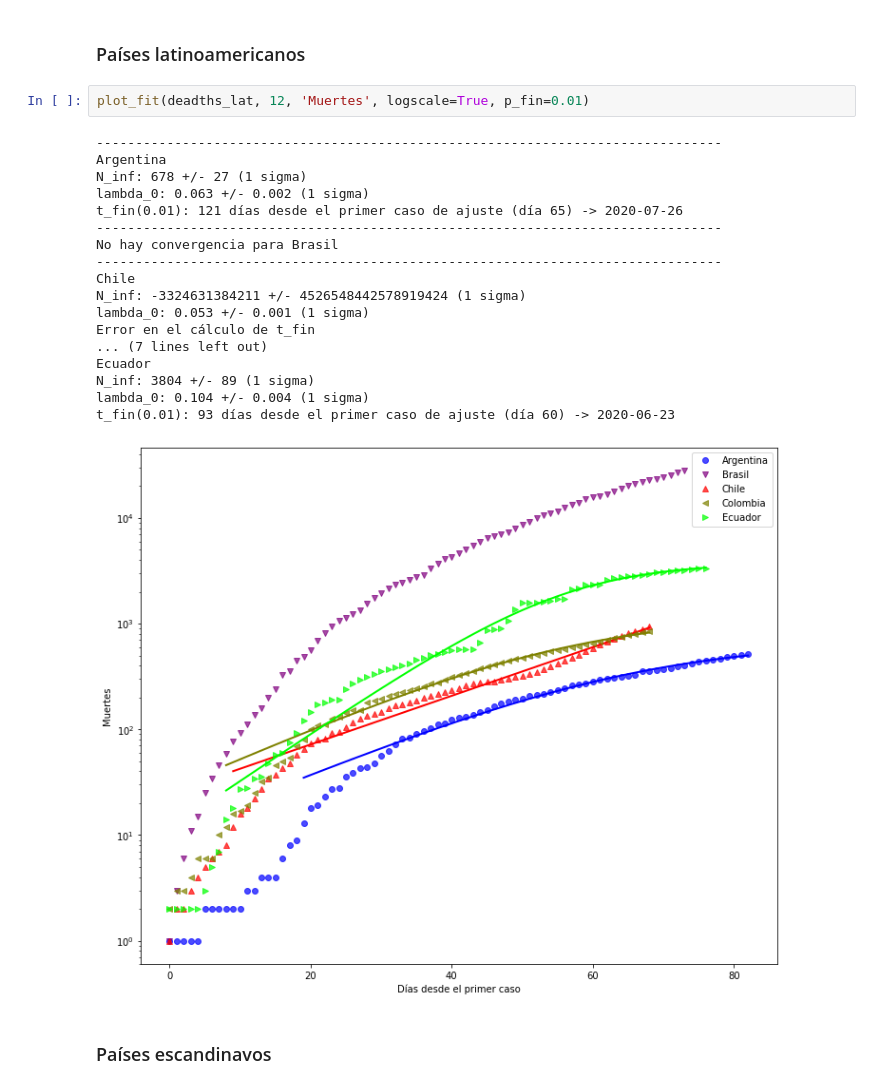
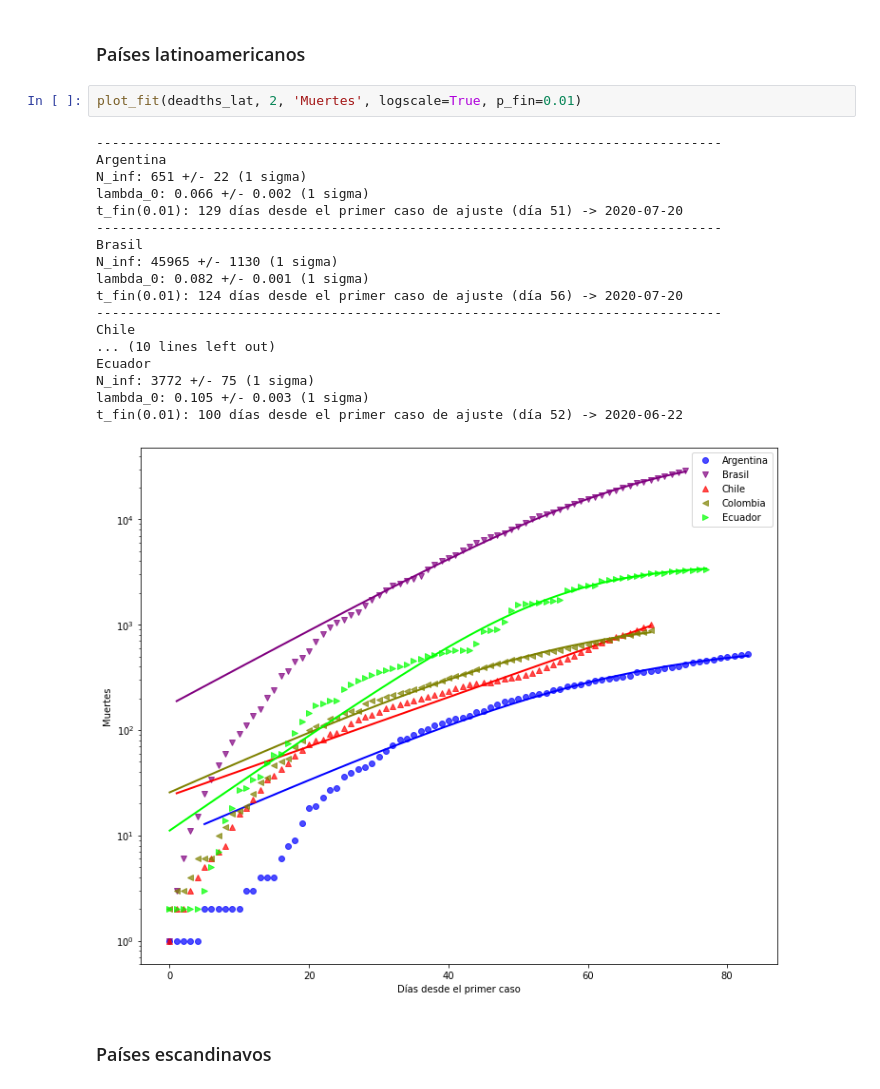
Before and after one commit to manuxch/logistic-covid19, a Jupyter notebook: Logistic_model_COVID-19.ipynb, the cells around one changed output. Drawn from its saved outputs; the diff is of its cells as text.

Commit message:
Actualización diaria de visualizaciones, ajustes y registros

```diff
--- a/Logistic_model_COVID-19.ipynb
+++ b/Logistic_model_COVID-19.ipynb
@@ -276,26 +276,26 @@ t_fin(0.01): 89 días desde el primer caso de ajuste (día 54) -> 2020-06-13
 # %% [markdown]
 ### Países latinoamericanos
 # %%
-plot_fit(deadths_lat, 12, 'Muertes', logscale=True, p_fin=0.01)
+plot_fit(deadths_lat, 2, 'Muertes', logscale=True, p_fin=0.01)
 # %% [output]
 --------------------------------------------------------------------------------
 Argentina
-N_inf: 678 +/- 27 (1 sigma)
-lambda_0: 0.063 +/- 0.002 (1 sigma)
-t_fin(0.01): 121 días desde el primer caso de ajuste (día 65) -> 2020-07-26
+N_inf: 651 +/- 22 (1 sigma)
+lambda_0: 0.066 +/- 0.002 (1 sigma)
+t_fin(0.01): 129 días desde el primer caso de ajuste (día 51) -> 2020-07-20
 --------------------------------------------------------------------------------
-No hay convergencia para Brasil
+Brasil
+N_inf: 45965 +/- 1130 (1 sigma)
+lambda_0: 0.082 +/- 0.001 (1 sigma)
+t_fin(0.01): 124 días desde el primer caso de ajuste (día 56) -> 2020-07-20
 --------------------------------------------------------------------------------
 Chile
-N_inf: -3324631384211 +/- 4526548442578919424 (1 sigma)
-lambda_0: 0.053 +/- 0.001 (1 sigma)
-Error en el cálculo de t_fin
-... (7 lines left out)
+... (10 lines left out)
 Ecuador
-N_inf: 3804 +/- 89 (1 sigma)
-lambda_0: 0.104 +/- 0.004 (1 sigma)
-t_fin(0.01): 93 días desde el primer caso de ajuste (día 60) -> 2020-06-23
+N_inf: 3772 +/- 75 (1 sigma)
+lambda_0: 0.105 +/- 0.003 (1 sigma)
+t_fin(0.01): 100 días desde el primer caso de ajuste (día 52) -> 2020-06-22
-[figure, old version]
+[figure, new version]
 # %% [markdown]
 ### Países escandinavos
 # %%
```
Also changed, not shown: parts of 8 cells of this notebook.
